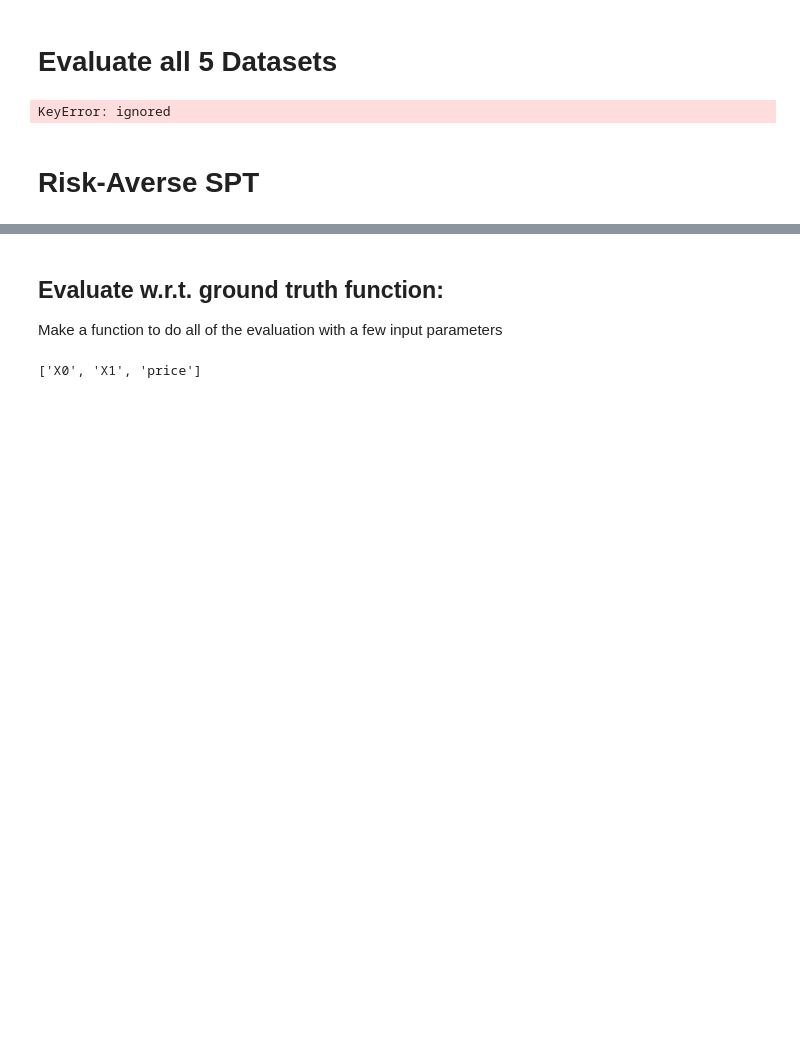
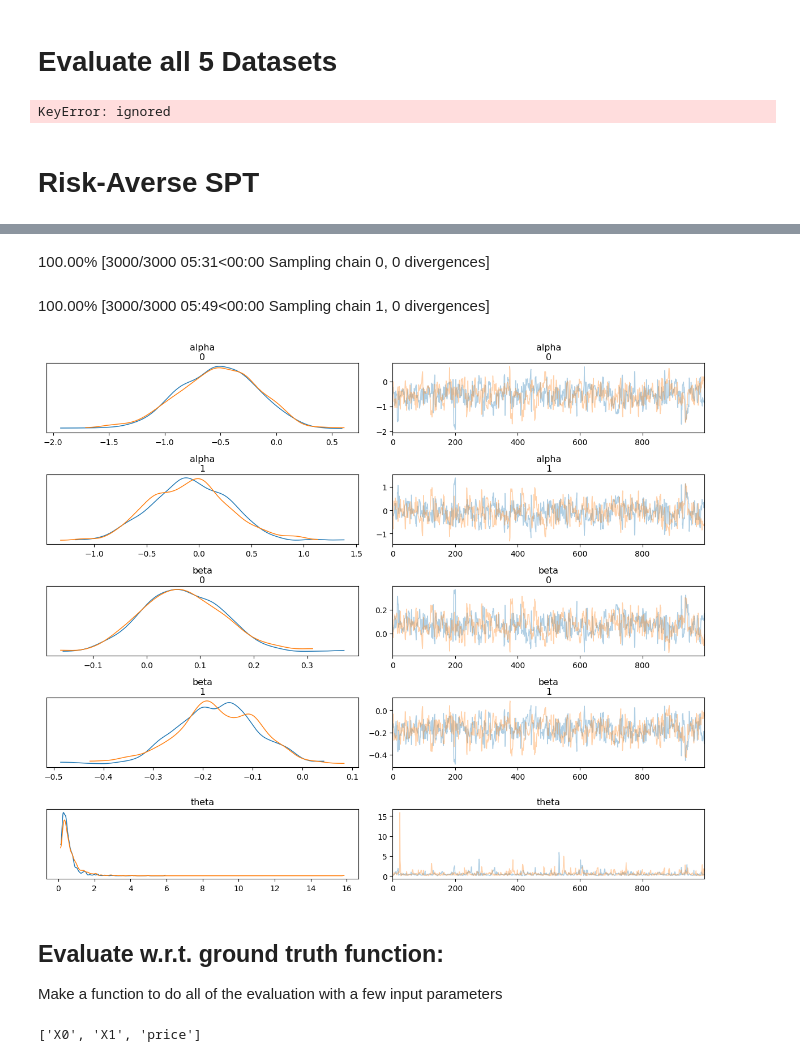
Before and after one commit to lentin26/Student-Prescription-Tree, a Jupyter notebook: lightGBM.ipynb, the cells around one changed output, grey strips where cells are left out. Saved outputs shown, nothing was run; the diff lists cells and outputs as text; code cells hidden in the pictures; blank space fills up the shorter version.

```diff
--- a/lightGBM.ipynb
+++ b/lightGBM.ipynb
@@ -2047,0 +2066,14 @@ import pymc as pm
+# %%
+from scipy import stats
+from scipy import special
+
+theta = stats.invgamma.rvs(1, 1)
+
+alpha = stats.multivariate_normal.rvs(mean=[0] * d, cov=1.5*np.identity(d))
+beta = stats.multivariate_normal.rvs(mean=[0] * d, cov=1.5*np.identity(d))
+
+p_bar = special.expit(alpha @ X + beta @ X * price)
+
+a = (( 1 - p_bar) / theta ** 2 - 1 / p_bar) * p_bar ** 2
+b = a * (1 / p_bar - 1)
+b
@@ -2048,17 +2093,34 @@ import pymc as pm
 # %%
-d = 10 # dim of covariate space
+d = X.shape[0] # dim of covariate space
 
 with pm.Model() as model:
     # prior scale
-    theta = pm.InverseGamma(1, 1)
+    theta = pm.InverseGamma("theta", 1, 1)
 
     # slopes
-    alpha = pm.MvNormal("alpha", mu=[0] * d, cov=1.5*np.identity(d))
-    beta = pm.MvNormal("beta", mu=[0] * d, cov=1.5*np.identity(d))
+    alpha = pm.MvNormal("alpha", mu=[0] * d, cov=theta*np.identity(d))
+    beta = pm.MvNormal("beta", mu=[0] * d, cov=theta*np.identity(d))
+
+    p_bar = pm.Deterministic("p_bar", pm.math.invlogit(alpha @ X + beta @ X * price))
+
+    # compute shape parameters
+    # a = pm.Deterministic("a", (( 1 - p_bar) / theta ** 2 - 1 / p_bar) * p_bar ** 2)
+    # b = pm.Deterministic("b", a * (1 / p_bar - 1))
 
     # expected success rate
-    A = pm.BetaBinomial("p_bar", pm.Logistic(alpha @ X + beta @ X * Price))
+    A = pm.Binomial("y", observed=y, n=n_samples, p=p_bar)
     trace = pm.sample(draws=1000, tune=2000, target_accept=0.95, return_inferencedata=True)
+# %% [output]
+100.00% [3000/3000 05:31<00:00 Sampling chain 0, 0 divergences]
+100.00% [3000/3000 05:49<00:00 Sampling chain 1, 0 divergences]
+# %%
+# Check the trace. Looks good!
+az.plot_trace(trace, var_names=["alpha", "beta", "theta"], compact=False)
+
+plt.tight_layout()
+plt.show()
+# %% [output]
+[figure, added]
 # %% [markdown]
 ## Evaluate w.r.t. ground truth function:
 Make a function to do all of the evaluation with a few input parameters
```
Also changed, not shown: parts of 4 cells of this notebook.
